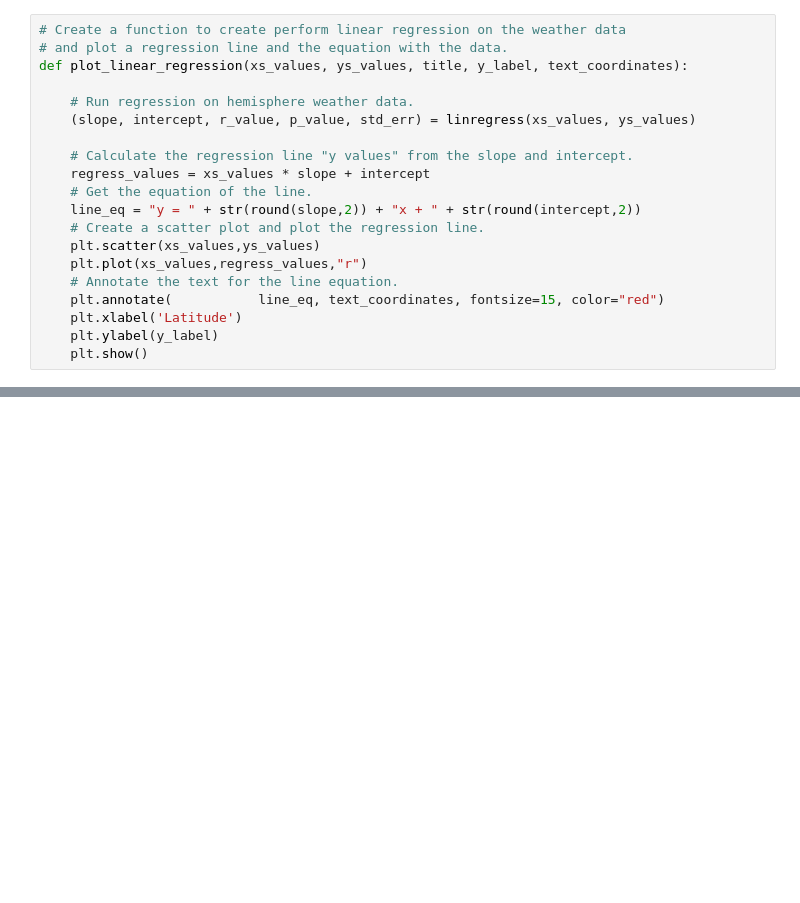
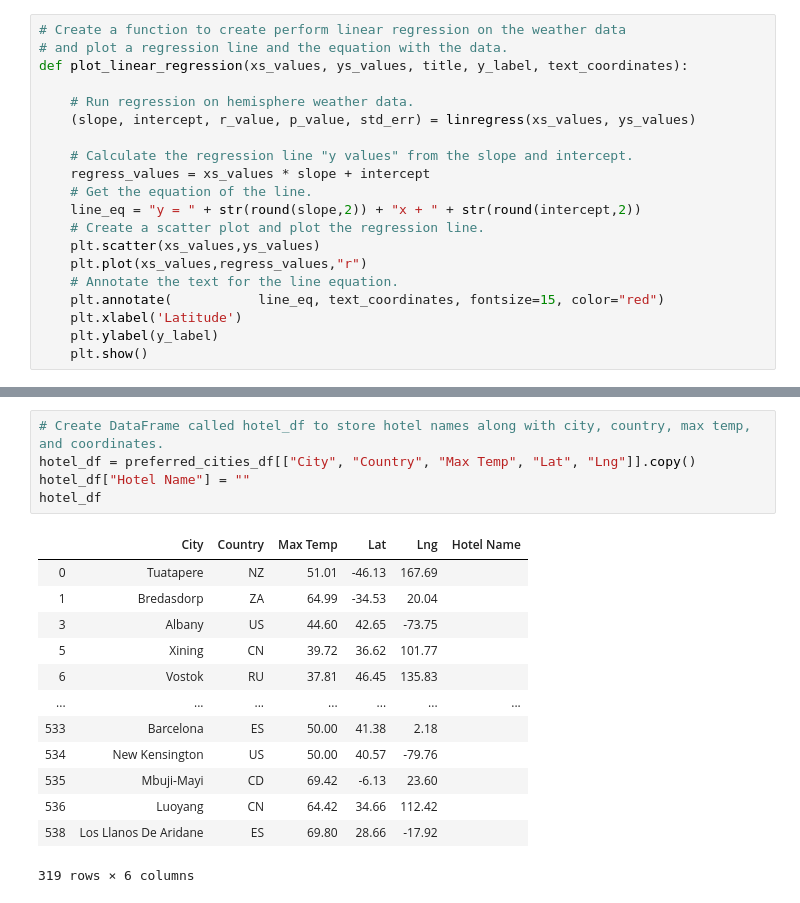
Before and after one commit to RachanaJolin/World_Weather_Analysis, a Jupyter notebook: WeatherPy2.ipynb, the cells around one changed output, grey strips where cells are left out. Cells and saved outputs as stored; diff of their text form; blank space fills up the shorter version.

```diff
--- a/WeatherPy2.ipynb
+++ b/WeatherPy2.ipynb
@@ -580,0 +720,19 @@ SyntaxError: EOL while scanning string literal (<ipython-input-149-8c4f0e57bb27>
+# %%
+# Create DataFrame called hotel_df to store hotel names along with city, country, max temp, and coordinates.
+hotel_df = preferred_cities_df[["City", "Country", "Max Temp", "Lat", "Lng"]].copy()
+hotel_df["Hotel Name"] = ""
+hotel_df
+# %% [output]
+|  | City | Country | Max Temp | Lat | Lng | Hotel Name |
+| 0 | Tuatapere | NZ | 51.01 | -46.13 | 167.69 |  |
+| 1 | Bredasdorp | ZA | 64.99 | -34.53 | 20.04 |  |
+| 3 | Albany | US | 44.60 | 42.65 | -73.75 |  |
+| 5 | Xining | CN | 39.72 | 36.62 | 101.77 |  |
+| 6 | Vostok | RU | 37.81 | 46.45 | 135.83 |  |
+| ... | ... | ... | ... | ... | ... | ... |
+| 533 | Barcelona | ES | 50.00 | 41.38 | 2.18 |  |
+| 534 | New Kensington | US | 50.00 | 40.57 | -79.76 |  |
+| 535 | Mbuji-Mayi | CD | 69.42 | -6.13 | 23.60 |  |
+| 536 | Luoyang | CN | 64.42 | 34.66 | 112.42 |  |
+| 538 | Los Llanos De Aridane | ES | 69.80 | 28.66 | -17.92 |  |
+319 rows × 6 columns
```
Also changed, not shown: parts of 45 cells of this notebook.
